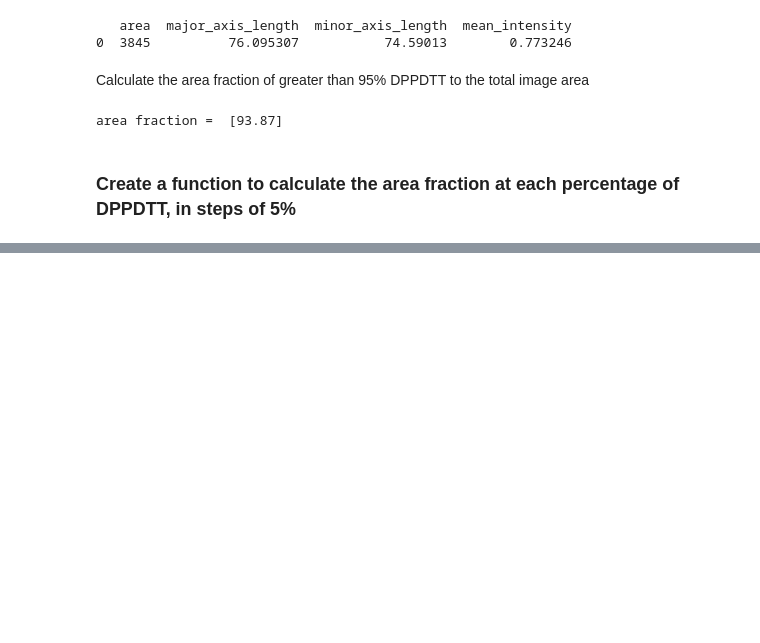
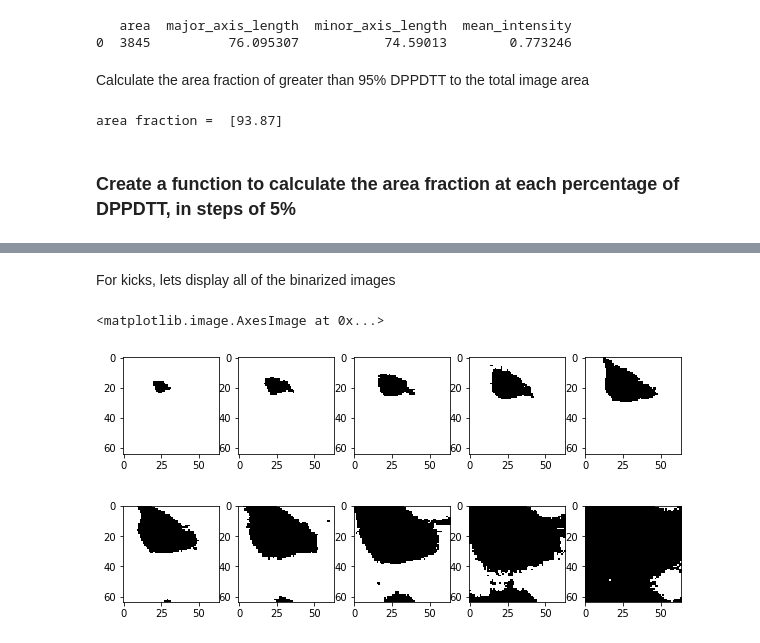
Before and after one commit to mdbresh/HyperUnmixing, a Jupyter notebook: notebooks/20200527_region_properties.ipynb, the cells around one changed output, grey strips where cells are left out. Cells and saved outputs as stored; diff of their text form; code cells hidden in the pictures; blank space fills up the shorter version.

```diff
--- a/notebooks/20200527_region_properties.ipynb
+++ b/notebooks/20200527_region_properties.ipynb
@@ -415,0 +445,18 @@ print(area_fracs)
+# %% [markdown]
+For kicks, lets display all of the binarized images
+# %%
+figs, axes = plt.subplots(2,5, figsize=(10,5))
+
+axes[0,0].imshow(ims[:,:,0], cmap='gray')
+axes[0,1].imshow(ims[:,:,1], cmap='gray')
+axes[0,2].imshow(ims[:,:,2], cmap='gray')
+axes[0,3].imshow(ims[:,:,3], cmap='gray')
+axes[0,4].imshow(ims[:,:,4], cmap='gray')
+axes[1,0].imshow(ims[:,:,5], cmap='gray')
+axes[1,1].imshow(ims[:,:,6], cmap='gray')
+axes[1,2].imshow(ims[:,:,7], cmap='gray')
+axes[1,3].imshow(ims[:,:,8], cmap='gray')
+axes[1,4].imshow(ims[:,:,9], cmap='gray')
+# %% [output]
+<matplotlib.image.AxesImage at 0x...>
+[figure, added]
```
Also changed, not shown: parts of 9 cells of this notebook.
